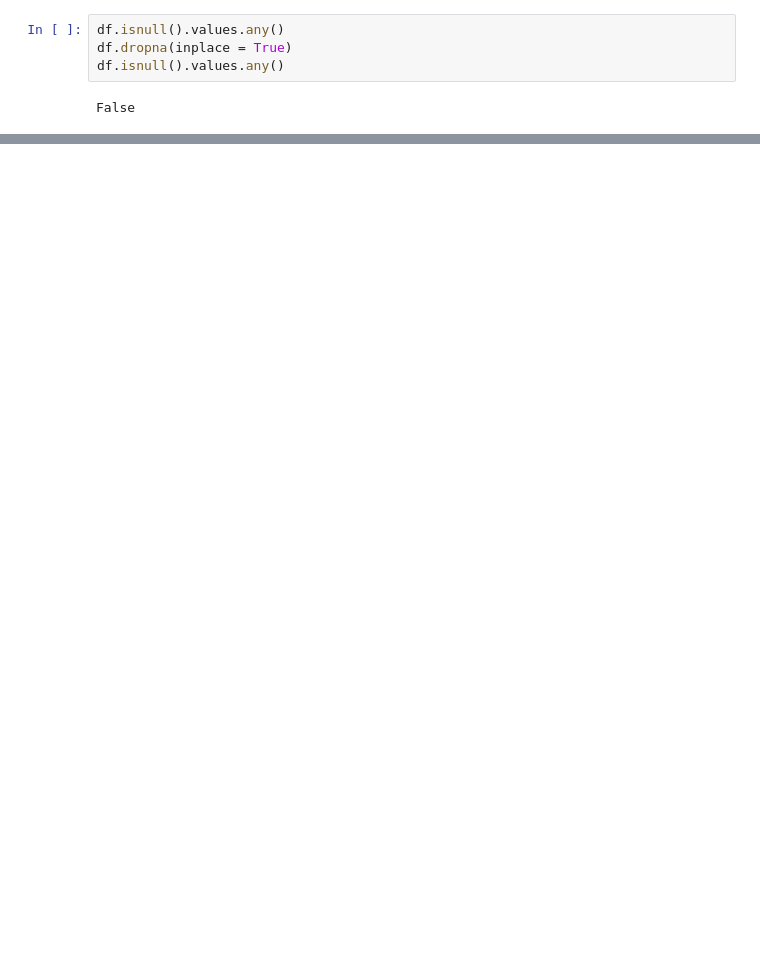
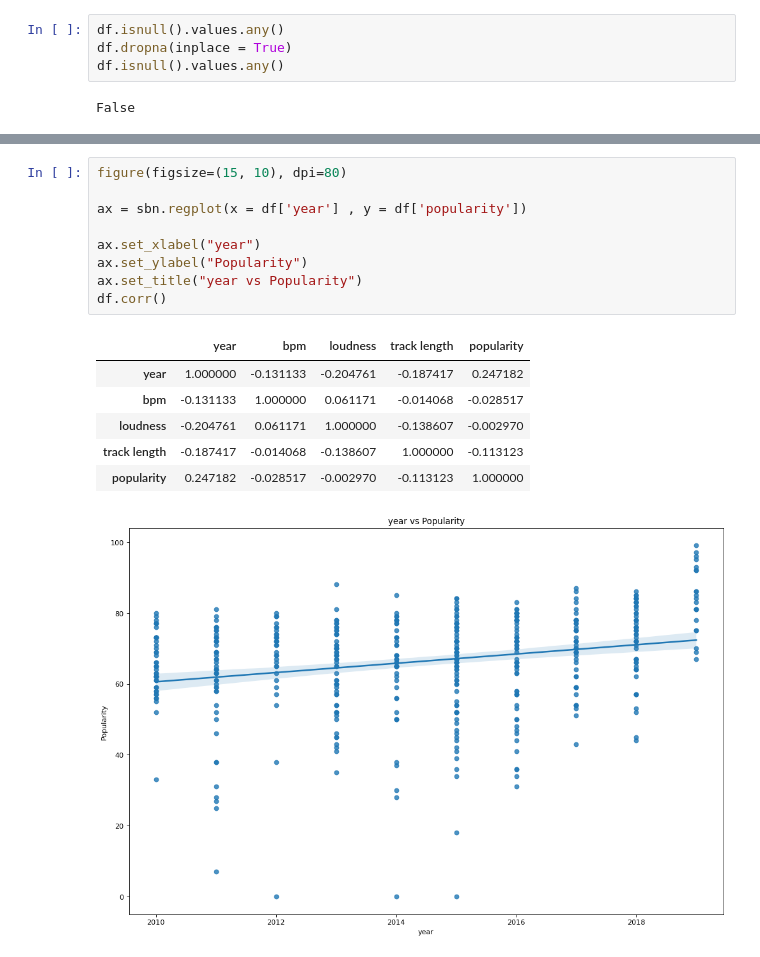
Before and after one commit to Mseymour16/CCIC_DS1, a Jupyter notebook: DS1 Final.ipynb, the cells around one changed output, grey strips where cells are left out. Saved outputs shown, nothing was run; the diff lists cells and outputs as text; blank space fills up the shorter version.

```diff
--- a/DS1 Final.ipynb
+++ b/DS1 Final.ipynb
@@ -106,0 +193,17 @@ df2[~df2.isin(df)].dropna()
+# %%
+figure(figsize=(15, 10), dpi=80)
+
+ax = sbn.regplot(x = df['year'] , y = df['popularity'])
+
+ax.set_xlabel("year")
+ax.set_ylabel("Popularity")
+ax.set_title("year vs Popularity")
+df.corr()
+# %% [output]
+|  | year | bpm | loudness | track length | popularity |
+| year | 1.000000 | -0.131133 | -0.204761 | -0.187417 | 0.247182 |
+| bpm | -0.131133 | 1.000000 | 0.061171 | -0.014068 | -0.028517 |
+| loudness | -0.204761 | 0.061171 | 1.000000 | -0.138607 | -0.002970 |
+| track length | -0.187417 | -0.014068 | -0.138607 | 1.000000 | -0.113123 |
+| popularity | 0.247182 | -0.028517 | -0.002970 | -0.113123 | 1.000000 |
+[figure, added]
```
Also changed, not shown: parts of 20 cells of this notebook, 1 other file.
